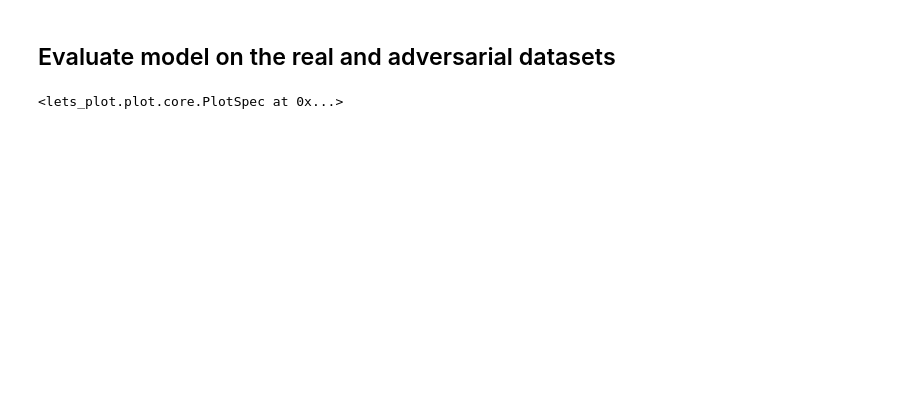
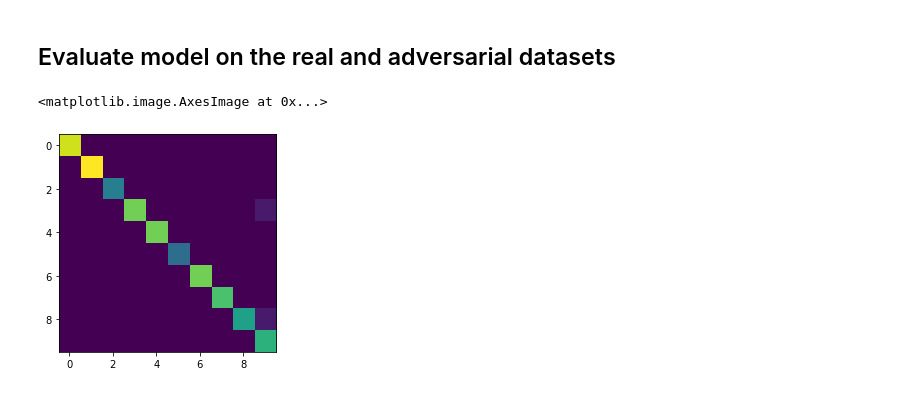
Before and after one commit to niazarak/adversarial-attack, a Jupyter notebook: adversarial-train.ipynb, the cells around one changed output. Drawn from its saved outputs; the diff is of its cells as text; code cells hidden in the pictures; blank space fills up the shorter version.

```diff
--- a/adversarial-train.ipynb
+++ b/adversarial-train.ipynb
@@ -140,9 +143,11 @@ adv_pred, adv_y
 # %%
 real_pred = model(adv_X).argmax(dim=1).detach().numpy()
 conf = sklearn.metrics.confusion_matrix(real_pred, adv_y).astype(np.float)
-ggplot() + geom_image(conf)
+# ggplot() + geom_image(conf)
+plt.imshow(conf)
 # %% [output]
-<lets_plot.plot.core.PlotSpec at 0x...>
+<matplotlib.image.AxesImage at 0x...>
+[figure, added]
 # %%
 print(sklearn.metrics.classification_report(adv_pred.numpy(), adv_y))
 conf = sklearn.metrics.confusion_matrix(adv_pred.numpy(), adv_y).astype(np.float)
```
Also changed, not shown: parts of 8 cells of this notebook, 1 other file.
